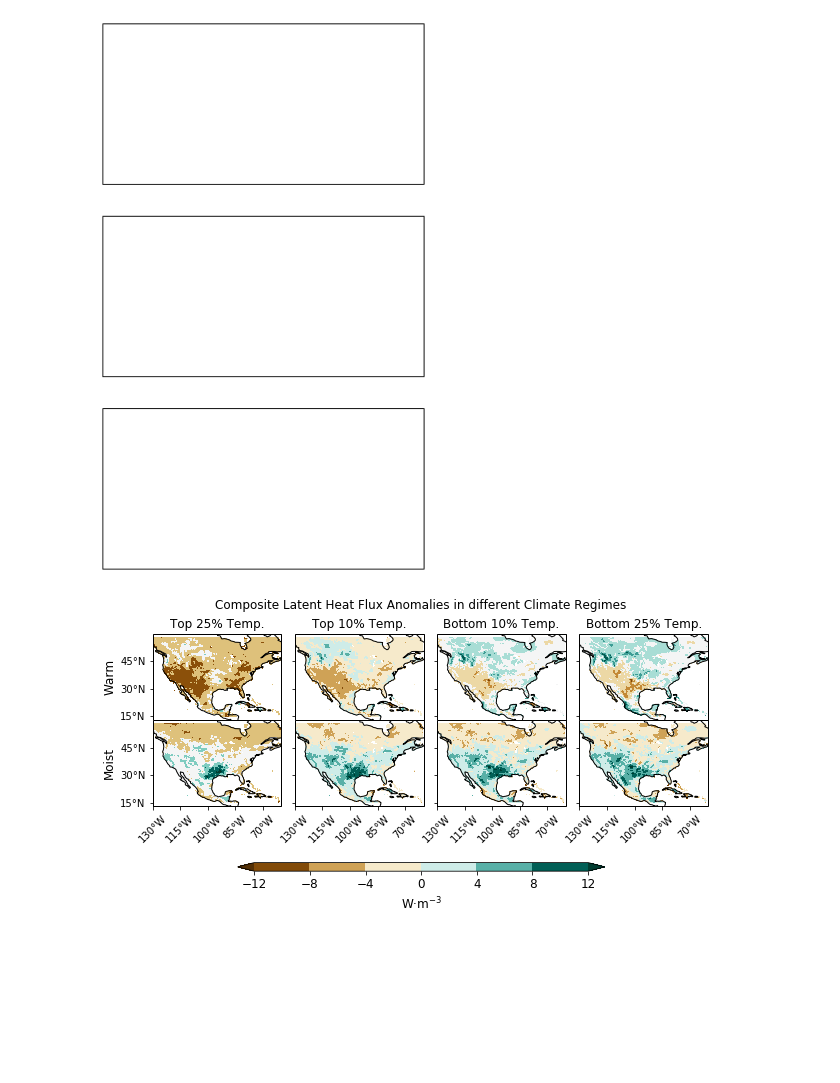
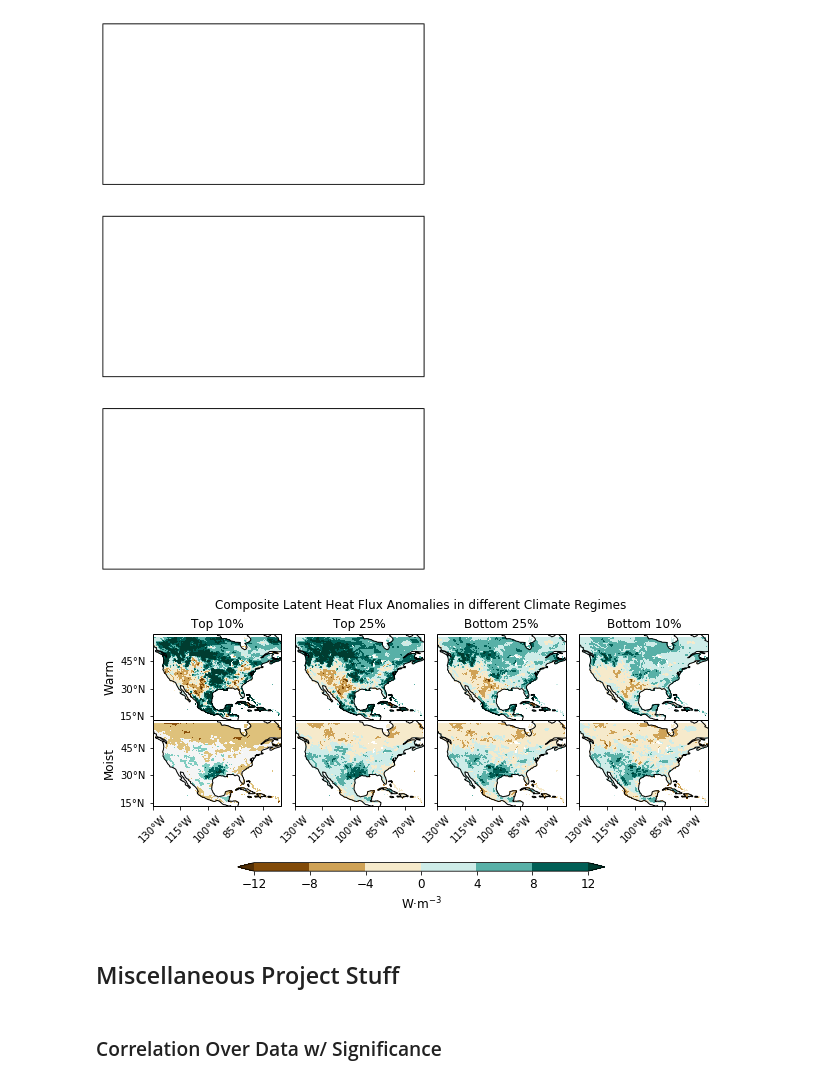
Before and after one commit to BDavis39/CLIM680, a Jupyter notebook: CLIM680_Assignments.ipynb, the cells around one changed output. Saved outputs shown, nothing was run; the diff lists cells and outputs as text; code cells hidden in the pictures; blank space fills up the shorter version.

```diff
--- a/CLIM680_Assignments.ipynb
+++ b/CLIM680_Assignments.ipynb
@@ -743,8 +750,8 @@ plt.suptitle('Composite Soil Moisture Anomalies in different Climate Regimes')
 ValueError: The coordinate must be equally spaced.
 [figure]
 # %%
-labels=['Top 25% Temp.', 'Top 10% Temp.',
-        'Bottom 10% Temp.', 'Bottom 25% Temp.']
+labels=['Top 10%', 'Top 25%',
+        'Bottom 25%', 'Bottom 10%']
 #clevs=np.arange(-0.6,0.7,0.1)
 
 # Define the figure and each axis for the 3 rows and 3 columns
@@ -766,7 +773,7 @@ for i,clim in enumerate(comp_sm):
 
             # Contour plot
             cs=axs[i].contourf(ds3['cell_lon'][1,1,:],ds3['cell_lat'][1,:,1],data,
-                            transform = ccrs.PlateCarree(),
+                            [-12,-8,-4,0,4,8,12],transform = ccrs.PlateCarree(),
                             cmap='BrBG',extend='both')
 
             # Title each subplot with the name of the season
@@ -798,31 +805,35 @@ for i,clim in enumerate(comp_sm):
         axs[i].coastlines()
 
 # Adjust the location of the subplots
 # on the page to make room for the colorbar
 fig.subplots_adjust(left=0.05,
                    bottom=0.5,
                    right=0.98,
                    top=0.9,
                     wspace=0,
                     hspace=0)
 
 axs[0].set_ylabel("Warm", size='large')
 axs[4].set_ylabel("Moist", size='large')
 # Adjust the location of the subplots
 # on the page to make room for the colorbar
 #fig.subplots_adjust(bottom=0.25, top=0.9, left=0.05, right=0.95,
 #                    wspace=0.1, hspace=0.5)
 
 # Add a colorbar axis at the bottom of the graph
 cbar_ax = fig.add_axes([0.2, 0.35, 0.6, 0.02])
 
 # Draw the colorbar
 cbar=fig.colorbar(cs, cax=cbar_ax,orientation='horizontal',label='Wm-3')
 cbar.set_label(label='W·m$^{-3}$', size='large')
 cbar.ax.tick_params(labelsize='large')
 
 # Add a big title at the top
 plt.suptitle('Composite Latent Heat Flux Anomalies in different Climate Regimes')
 plt.savefig('Figs/LHF_Composite.png')
 # %% [output]
-[figure, old version]
+[figure, new version]
+# %% [markdown]
+## Miscellaneous Project Stuff<a class="anchor" id="Misc"></a>
+# %% [markdown]
+### Correlation Over Data w/ Significance
```
Also changed, not shown: parts of 19 cells of this notebook, 3 other files.
